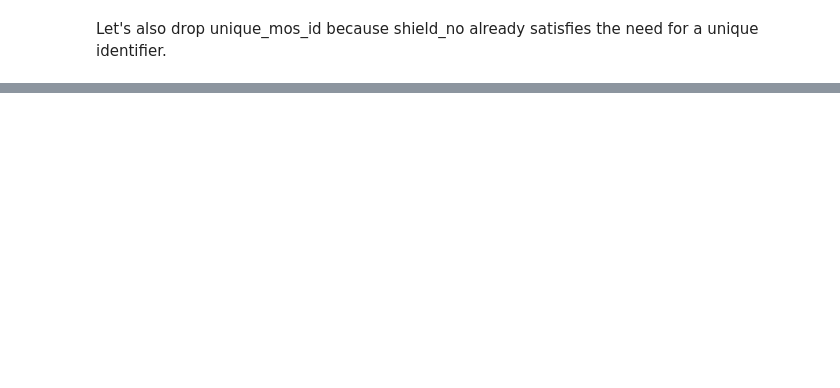
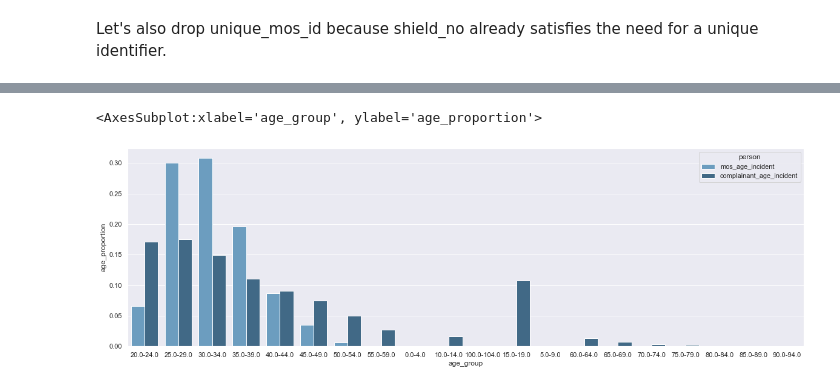
Before and after one commit to RyanHUNGry/nypd-civilian-complaints-EDA, a Jupyter notebook: notebook.ipynb, the cells around one changed output, grey strips where cells are left out. Cells and saved outputs as stored; diff of their text form; code cells hidden in the pictures; blank space fills up the shorter version.

```diff
--- a/notebook.ipynb
+++ b/notebook.ipynb
@@ -278,0 +268,15 @@ Name: mos_age_incident, Length: 33281, dtype: float64
+# %%
+def assign_age_groups(cleaned):
+    age_df = pd.DataFrame()
+    def round_to_five(age):
+        tenths, ones = age//10, age % 10
+        if ones >= 0 and ones < 5:
+            ones = 0
+        else:
+            ones = 5
+        return str((tenths * 10) + ones) + "-" + str((tenths * 10) + ones + 4)
+    age_df['officer_age_group'] = cleaned['mos_age_incident'].apply(round_to_five)
+    age_df['complainant_age_group'] = cleaned['complainant_age_incident'].apply(round_to_five)
+    return pd.concat([age_df, cleaned[ages]], axis = 1).replace({"nan-nan": np.nan})
+age_df = assign_age_groups(cleaned)
+age_df.head()
@@ -278,0 +290,7 @@ Name: mos_age_incident, Length: 33281, dtype: float64
+# %%
+complainant_age_group = age_df.groupby("complainant_age_group")['complainant_age_incident'].count()/age_df.groupby("complainant_age_group")['complainant_age_incident'].count().sum(axis = 0)
+officer_age_group = age_df.groupby("officer_age_group")['mos_age_incident'].count()/age_df.groupby("officer_age_group")['mos_age_incident'].count().sum(axis = 0)
+# %%
+age_probabilities = pd.concat([officer_age_group, complainant_age_group], axis = 1).fillna(0)
+age_probabilities.index.name = 'age_group'
+age_probabilities
@@ -278,0 +316,7 @@ Name: mos_age_incident, Length: 33281, dtype: float64
+# %%
+fig, ax = plt.subplots(figsize=(20,6))
+melted_age_probabilities = age_probabilities.reset_index().melt('age_group', var_name='person', value_name='age_proportion')
+sns.barplot(data = melted_age_probabilities, x='age_group', y = 'age_proportion', hue = 'person', palette='Blues_d')
+# %% [output]
+<AxesSubplot:xlabel='age_group', ylabel='age_proportion'>
+[figure, added]
```
Also changed, not shown: parts of 13 cells of this notebook.
